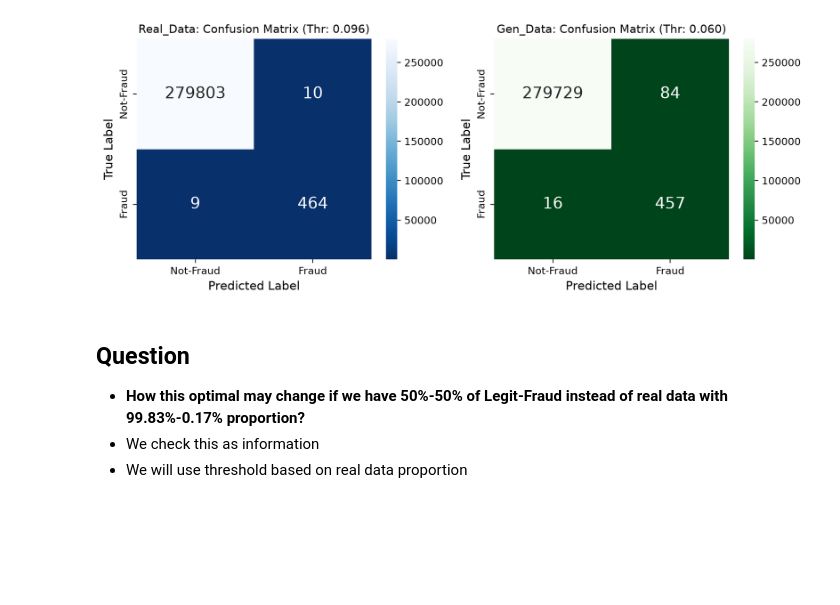
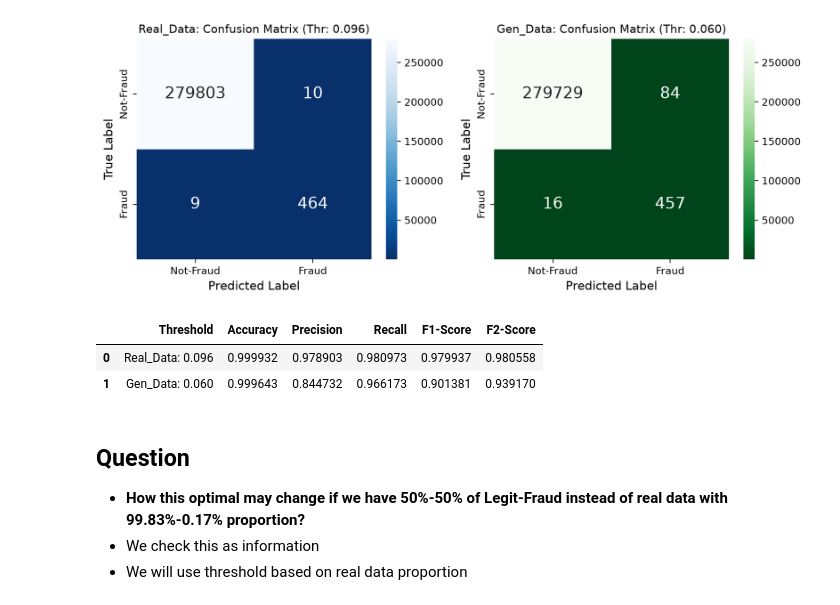
Before and after one commit to umscai/zc07-ml-genai-agentic, a Jupyter notebook: notebook/step3_prepare_data_for_ltm.ipynb, the cells around one changed output. Cells and saved outputs as stored; diff of their text form; code cells hidden in the pictures; blank space fills up the shorter version.

```diff
--- a/notebook/step3_prepare_data_for_ltm.ipynb
+++ b/notebook/step3_prepare_data_for_ltm.ipynb
@@ -172,14 +176,21 @@ plt.savefig(settings.IMG_DIR/'metric_thr_gen_data.png', dpi=600)
 # %% [output]
 [figure]
 # %%
+importlib.reload(ut)
 fig, axs=plt.subplots(1,2,figsize=(10, 4))
 sns_cmaps=['Blues_r','Greens_r', 'Reds_r']
-ut.plot_confusion_matrix(clf_model, df, thx, 'Real_Data', sns_cmaps[0], axs[0])
-ut.plot_confusion_matrix(clf_model, dfc, thxc, 'Gen_Data', sns_cmaps[1], axs[1])
+m1=ut.plot_confusion_matrix(clf_model, df, thx, 'Real_Data', sns_cmaps[0], axs[0])
+m2=ut.plot_confusion_matrix(clf_model, dfc, thxc, 'Gen_Data', sns_cmaps[1], axs[1])
 plt.tight_layout()
 plt.savefig(settings.IMG_DIR/'single_thr_conf_mat_real_vs-gen_data', dpi=600)
 # %% [output]
 [figure]
+# %%
+pd.DataFrame([m1,m2])
+# %% [output]
+|  | Threshold | Accuracy | Precision | Recall | F1-Score | F2-Score |
+| 0 | Real_Data: 0.096 | 0.999932 | 0.978903 | 0.980973 | 0.979937 | 0.980558 |
+| 1 | Gen_Data: 0.060 | 0.999643 | 0.844732 | 0.966173 | 0.901381 | 0.939170 |
 # %% [markdown]
 ## Question
 - __How this optimal may change if we have 50%-50% of Legit-Fraud instead of real data with 99.83%-0.17% proportion?__
```
Also changed, not shown: parts of 9 cells of this notebook, 11 other files.
